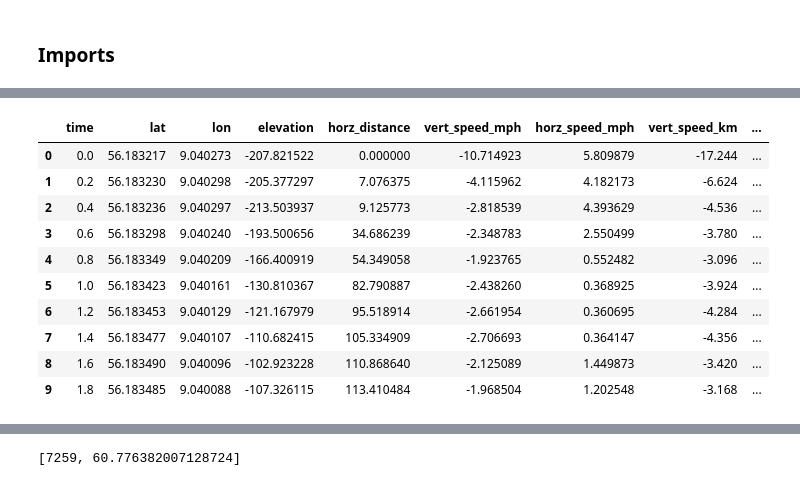
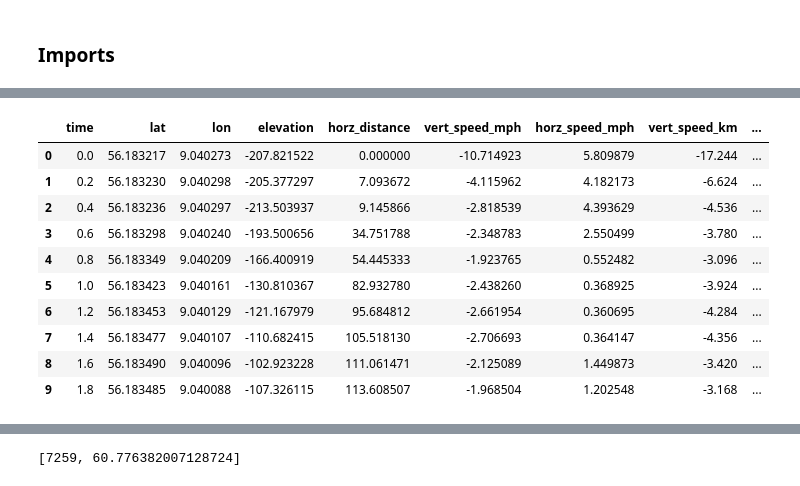
Before and after one commit to aibybrum/flysight, a Jupyter notebook: notebook/flysight_data.ipynb, the cells around one changed output, grey strips where cells are left out. Cells and saved outputs as stored; diff of their text form; code cells hidden in the pictures.

```diff
--- a/notebook/flysight_data.ipynb
+++ b/notebook/flysight_data.ipynb
@@ -86,21 +87,7 @@ def calc_dive_angle(v_speed, h_speed):
     except ZeroDivisionError:
         return 0
 
-def calc_distance(lat1, lat2, lon1, lon2):
-    lon1 = radians(lon1)
-    lon2 = radians(lon2)
-    lat1 = radians(lat1)
-    lat2 = radians(lat2)
-
-    # Haversine formula
-    dlon = lon2 - lon1
-    dlat = lat2 - lat1
-    a = sin(dlat / 2)**2 + cos(lat1) * cos(lat2) * sin(dlon / 2)**2
-
-    c = 2 * asin(sqrt(a))
-
-    # Radius of earth in kilometers. Use 3956 for miles
-    r = 6371
-
-    # calculate the result
-    return meters_to_feet((c * r) * 1000)
+def cal_distance_geo(lat1, lat2, lon1, lon2):
+    coords_1 = (lat1, lon1)
+    coords_2 = (lat2, lon2)
+    return geopy.distance.geodesic(coords_1, coords_2).miles
@@ -181,7 +135,7 @@ class Dataset:
     def get_horizontal_distance(self):
         l, f = [0], 0.0
         for i in range(0, len(self.old_df)-1):
-            f += calc_distance(self.old_df.lat[i], self.old_df.lat[i+1], self.old_df.lon[i], self.old_df.lon[i+1])
+            f += cal_distance_geo(self.old_df.lat[i], self.old_df.lat[i+1], self.old_df.lon[i], self.old_df.lon[i+1]) * 5280
             l.append(f)
         return l
 
@@ -207,18 +161,19 @@ class Dataset:
     def __str__ (self):
             return f'{self.name}'
 # %%
-df = Dataset("flysight_v1", data).get_df()
+dataset = Dataset("flysight_v1", data)
+df = dataset.get_df()
 df.head(10)
 # %% [output]
 |  | time | lat | lon | elevation | horz_distance | vert_speed_mph | horz_speed_mph | vert_speed_km | ... |
 | 0 | 0.0 | 56.183217 | 9.040273 | -207.821522 | 0.000000 | -10.714923 | 5.809879 | -17.244 | ... |
-| 1 | 0.2 | 56.183230 | 9.040298 | -205.377297 | 7.076375 | -4.115962 | 4.182173 | -6.624 | ... |
-| 2 | 0.4 | 56.183236 | 9.040297 | -213.503937 | 9.125773 | -2.818539 | 4.393629 | -4.536 | ... |
-| 3 | 0.6 | 56.183298 | 9.040240 | -193.500656 | 34.686239 | -2.348783 | 2.550499 | -3.780 | ... |
-| 4 | 0.8 | 56.183349 | 9.040209 | -166.400919 | 54.349058 | -1.923765 | 0.552482 | -3.096 | ... |
-| 5 | 1.0 | 56.183423 | 9.040161 | -130.810367 | 82.790887 | -2.438260 | 0.368925 | -3.924 | ... |
-| 6 | 1.2 | 56.183453 | 9.040129 | -121.167979 | 95.518914 | -2.661954 | 0.360695 | -4.284 | ... |
-| 7 | 1.4 | 56.183477 | 9.040107 | -110.682415 | 105.334909 | -2.706693 | 0.364147 | -4.356 | ... |
-| 8 | 1.6 | 56.183490 | 9.040096 | -102.923228 | 110.868640 | -2.125089 | 1.449873 | -3.420 | ... |
-| 9 | 1.8 | 56.183485 | 9.040088 | -107.326115 | 113.410484 | -1.968504 | 1.202548 | -3.168 | ... |
+| 1 | 0.2 | 56.183230 | 9.040298 | -205.377297 | 7.093672 | -4.115962 | 4.182173 | -6.624 | ... |
+| 2 | 0.4 | 56.183236 | 9.040297 | -213.503937 | 9.145866 | -2.818539 | 4.393629 | -4.536 | ... |
+| 3 | 0.6 | 56.183298 | 9.040240 | -193.500656 | 34.751788 | -2.348783 | 2.550499 | -3.780 | ... |
+| 4 | 0.8 | 56.183349 | 9.040209 | -166.400919 | 54.445333 | -1.923765 | 0.552482 | -3.096 | ... |
+| 5 | 1.0 | 56.183423 | 9.040161 | -130.810367 | 82.932780 | -2.438260 | 0.368925 | -3.924 | ... |
+| 6 | 1.2 | 56.183453 | 9.040129 | -121.167979 | 95.684812 | -2.661954 | 0.360695 | -4.284 | ... |
+| 7 | 1.4 | 56.183477 | 9.040107 | -110.682415 | 105.518130 | -2.706693 | 0.364147 | -4.356 | ... |
+| 8 | 1.6 | 56.183490 | 9.040096 | -102.923228 | 111.061471 | -2.125089 | 1.449873 | -3.420 | ... |
+| 9 | 1.8 | 56.183485 | 9.040088 | -107.326115 | 113.608507 | -1.968504 | 1.202548 | -3.168 | ... |
 # %%
```
Also changed, not shown: parts of 11 cells of this notebook, 1 other file.
